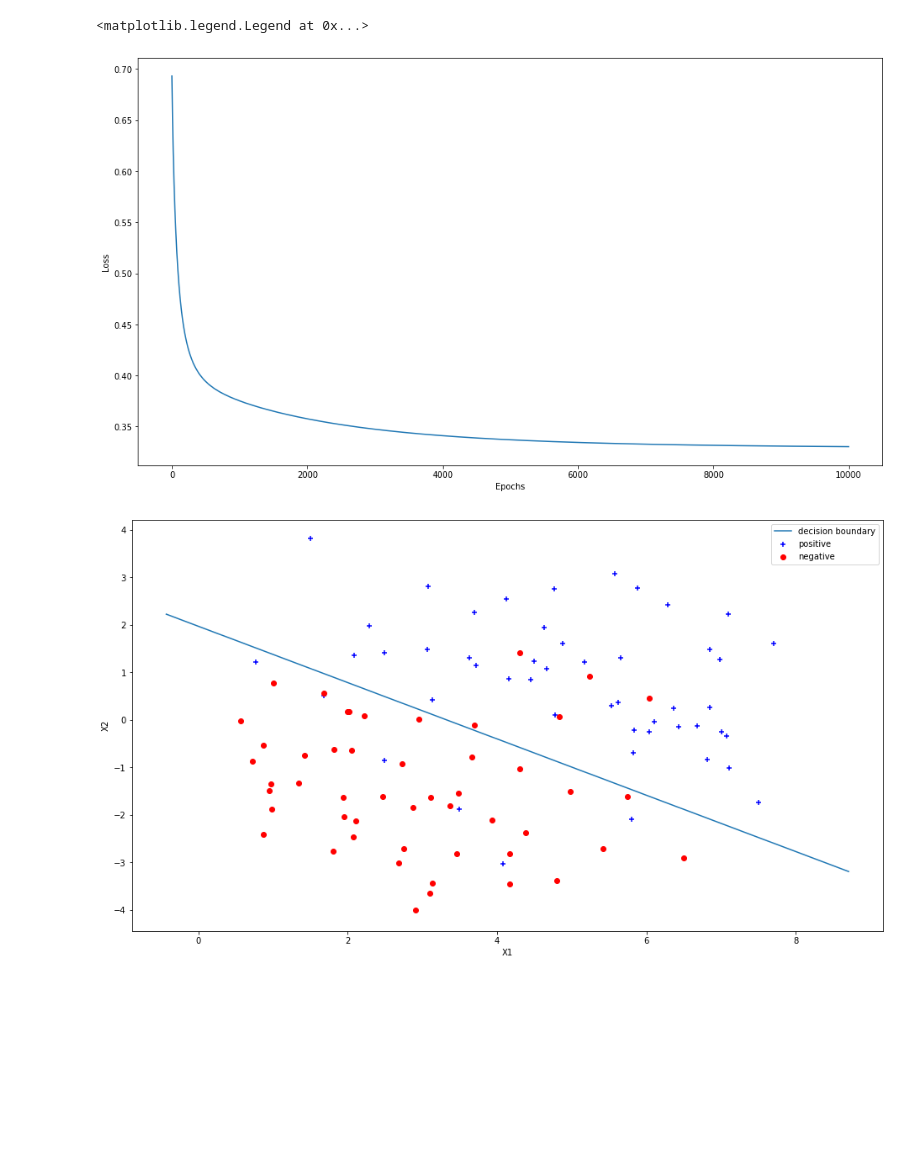
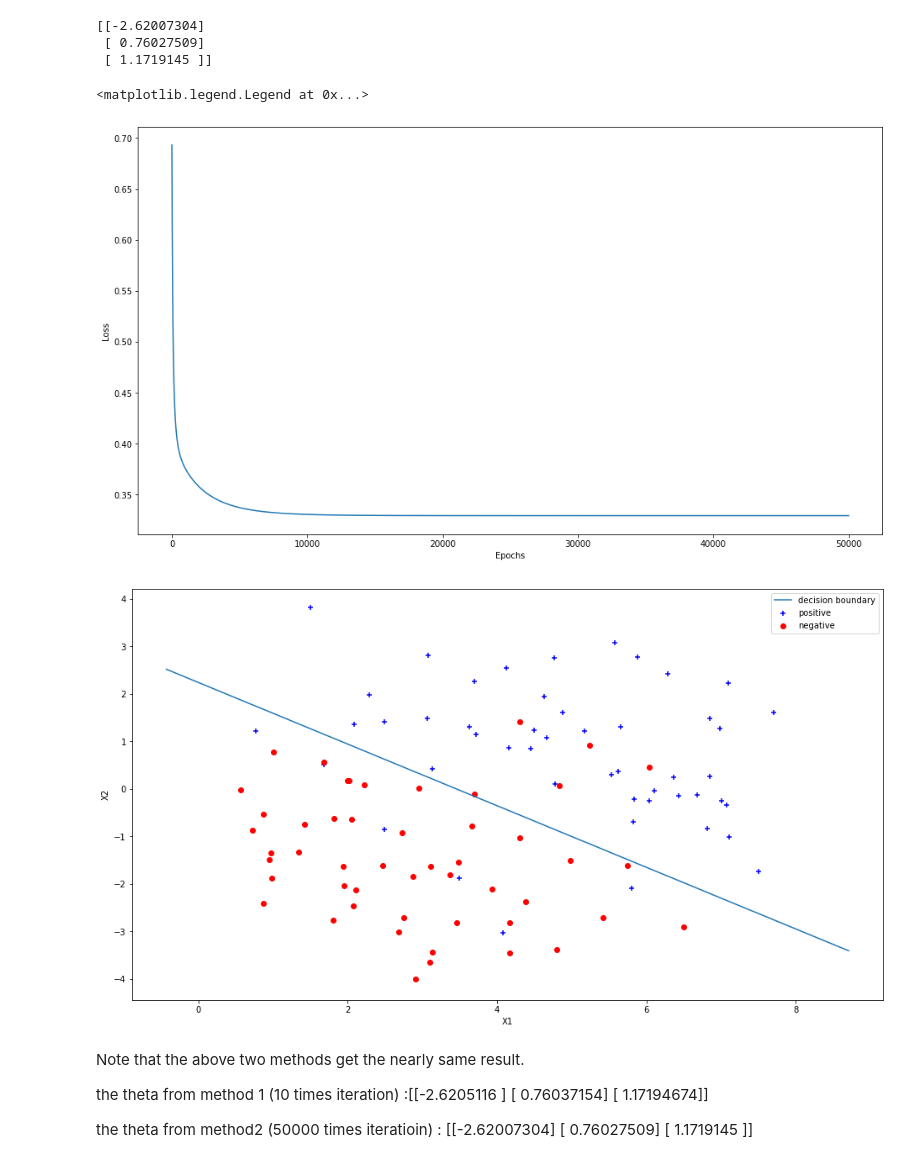
Before and after one commit to erqitao/Machine_Learning_Notebooks, a Jupyter notebook: logistic_regression/binary_classification.ipynb, the cells around one changed output. Drawn from its saved outputs; the diff is of its cells as text; code cells hidden in the pictures; blank space fills up the shorter version.

```diff
--- a/logistic_regression/binary_classification.ipynb
+++ b/logistic_regression/binary_classification.ipynb
@@ -20,39 +166,52 @@ neg_dataset = x[y != 1]
 def sigmoid(z):
     return 1 / (1 + np.exp(-z))
 
-num_iterate = 10000
+num_iterate = 50000
 alpha = 0.01
 theta = np.zeros((3, 1))
 epsilon = 1e-6
 costs = []
 
 for i in range(num_iterate):
     z = xx @ theta
     y_hat = sigmoid(z)
     error = y_hat - yy
     cost = -(yy.T @ np.log(y_hat + epsilon) + (1 - yy.T) @ np.log(1 - y_hat + epsilon)) / len(xx)
     costs.append(cost.flatten())
     theta = theta - alpha * (xx.T @ error) / len(xx)
 
-
+print(theta)
 theta = theta.flatten()
 y_hat = -(theta[0] + theta[1] * x_range) / theta[2]
 
 
 plt.figure(figsize=(16, 9))
 plt.plot(costs)
 plt.xlabel('Epochs')
 plt.ylabel('Loss')
 
 plt.figure(figsize=(16, 9))
 plt.scatter(pos_dataset[:, 0], pos_dataset[:, 1], marker='+', color='blue', label='positive')
 plt.scatter(neg_dataset[:, 0], neg_dataset[:, 1], marker='o', color='red', label='negative')
 plt.plot(x_range, y_hat, label='decision boundary')
 plt.xlabel('X1')
 plt.ylabel('X2')
 
 plt.legend()
 # %% [output]
-<matplotlib.legend.Legend at 0x...>
+[[-2.62007304]
+ [ 0.76027509]
+ [ 1.1719145 ]]
+<matplotlib.legend.Legend at 0x...>
-[figure, old version]
+[figure, new version]
-[figure, old version]
+[figure, new version]
+# %% [markdown]
+Note that the above two methods get the nearly same result.
+
+the theta from method 1 (10 times iteration) :[[-2.6205116 ]
+ [ 0.76037154]
+ [ 1.17194674]]
+
+the theta from method2 (50000 times iteratioin) : [[-2.62007304]
+ [ 0.76027509]
+ [ 1.1719145 ]]
```
Also changed, not shown: parts of 2 cells of this notebook.
